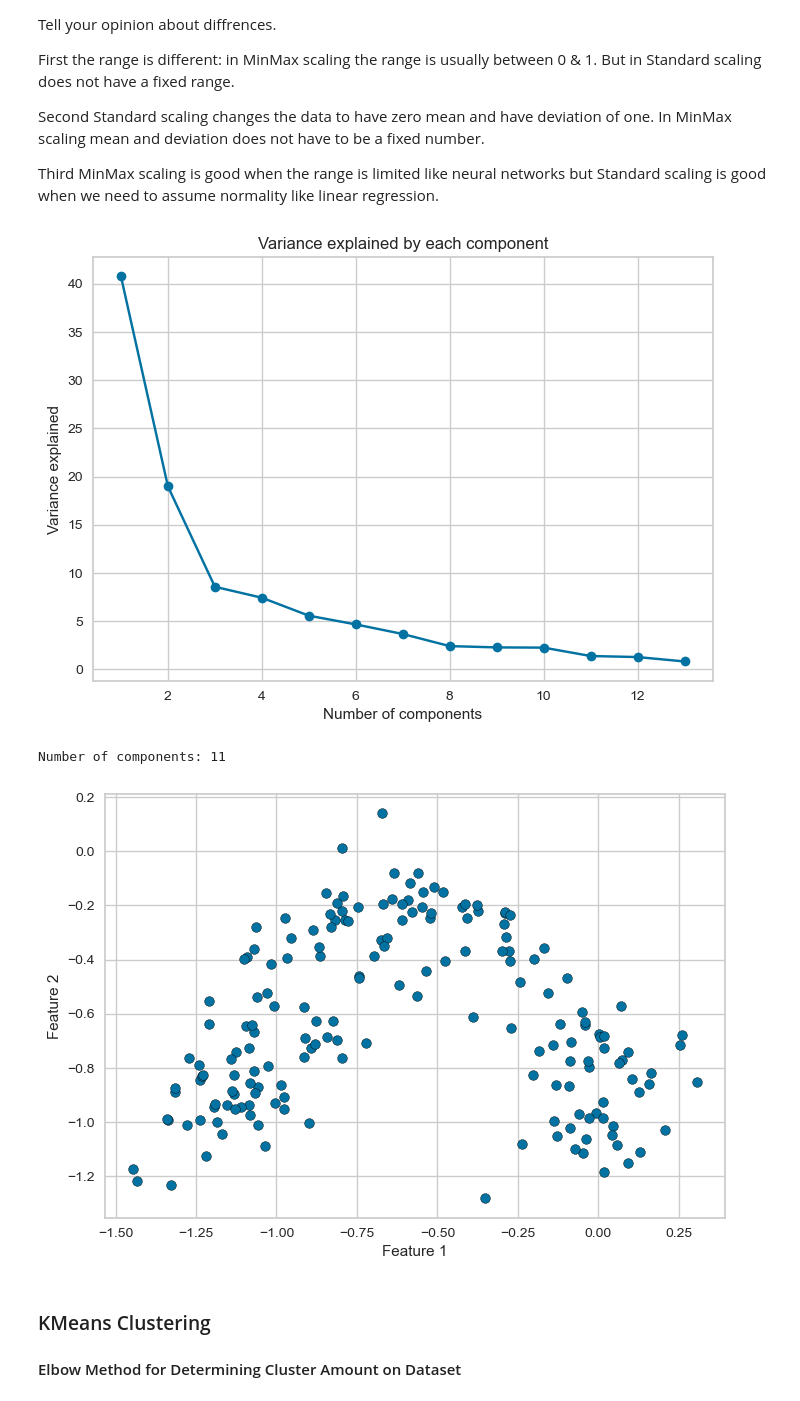
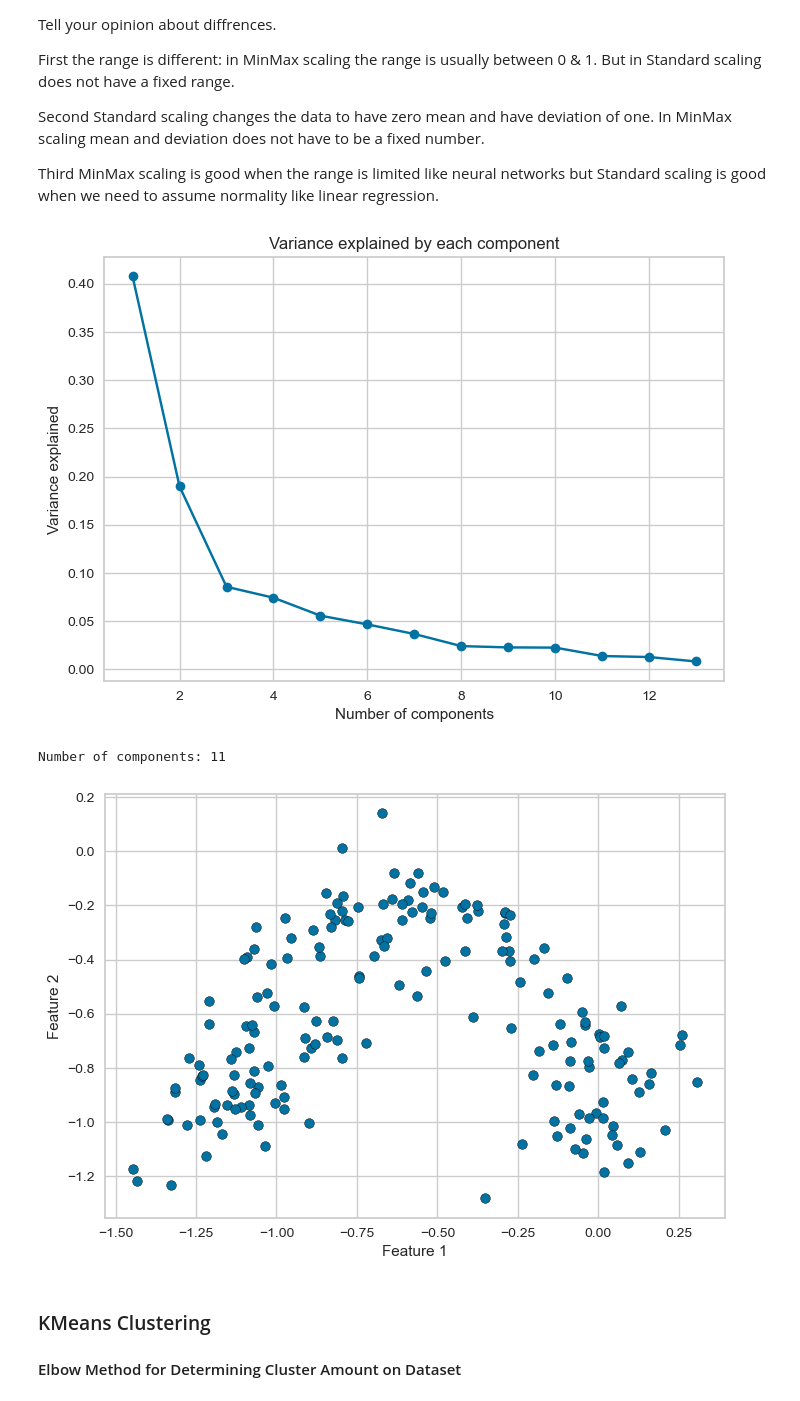
Before and after one commit to ParsaYousefpoor/MMIE_CHW3, a Jupyter notebook: CHW3.ipynb, the cells around one changed output. Cells and saved outputs as stored; diff of their text form; code cells hidden in the pictures.

```diff
--- a/CHW3.ipynb
+++ b/CHW3.ipynb
@@ -535,40 +535,40 @@ pca = PCA(n_components=None) # choose the number of components
 pca.fit(scaled_mm) # fit the PCA object on the scaled data
 
 # Plot the explained variance by each component
-plt.plot(range(1, pca.n_components_ + 1), 100*pca.explained_variance_ratio_, marker='o')
+plt.plot(range(1, pca.n_components_ + 1), pca.explained_variance_ratio_, marker='o')
 plt.xlabel('Number of components')
 plt.ylabel('Variance explained')
 plt.title('Variance explained by each component')
 plt.show()
 
 # Calculate the covariance matrix of the scaled data
 cov_mat = np.cov(scaled_mm.T)
 
 # Calculate the eigenvalues and eigenvectors of the covariance matrix
 eig_vals, eig_vecs = np.linalg.eig(cov_mat)
 
 # Sort the eigenvalues and eigenvectors in descending order
 sorted_index = np.argsort(eig_vals)[::-1]
 sorted_eigvals = eig_vals[sorted_index]
 sorted_eigvecs = eig_vecs[:, sorted_index]
 
 # Choose the number of components to keep
 num_components = 11 # set the number of components to 11
 print(f'Number of components: {num_components}')
 
 # Select the first 12 eigenvectors as the new basis
 pca_components = sorted_eigvecs[:, :num_components]
 
 # Project the scaled data onto the new basis
 pca_data_mm = np.dot(scaled_mm, pca_components)
 
 plt.scatter(pca_data_mm[:, 0], pca_data_mm[:, 1], edgecolors='black')
 plt.xlabel('Feature 1')
 plt.ylabel('Feature 2')
 plt.show()
 ##Your Code ends here
 # %% [output]
-[figure, old version]
+[figure, new version]
 Number of components: 11
 [figure]
 # %% [markdown]
```
Also changed, not shown: parts of 2 cells of this notebook.
